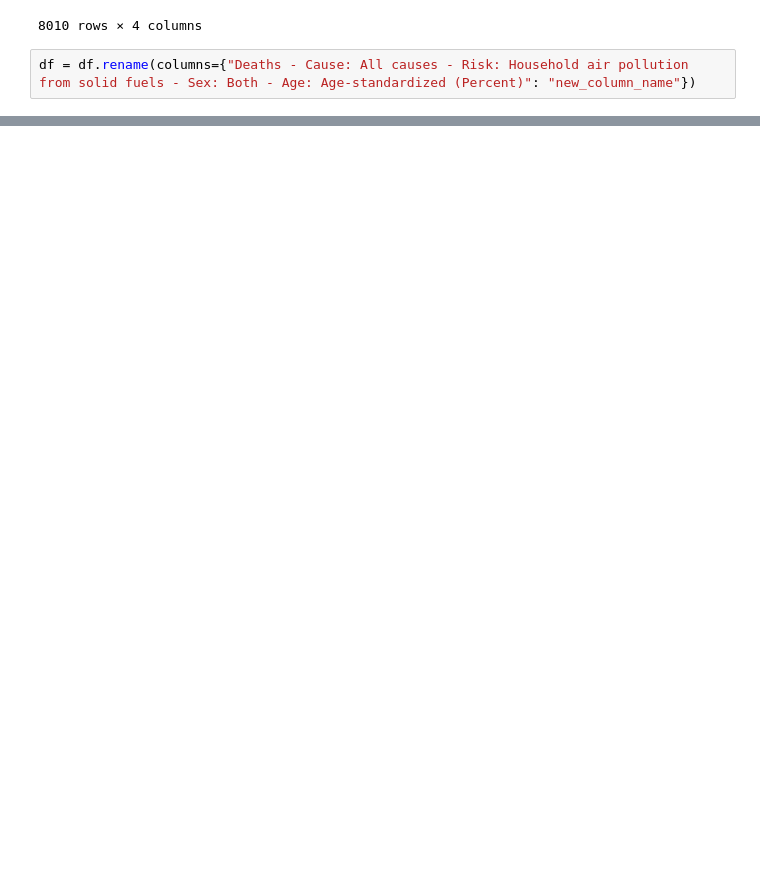
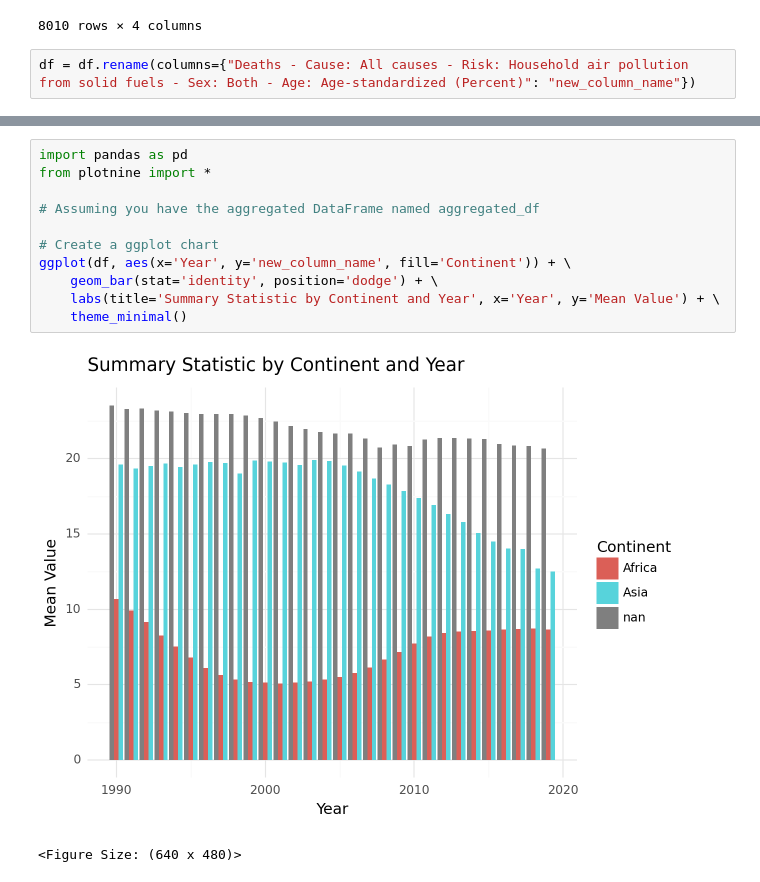
Before and after one commit to madhumsc/TidyTuesday, a Jupyter notebook: 2.ipynb, the cells around one changed output, grey strips where cells are left out. Drawn from its saved outputs; the diff is of its cells as text; blank space fills up the shorter version.

```diff
--- a/2.ipynb
+++ b/2.ipynb
@@ -40,0 +105,14 @@ df
+# %%
+import pandas as pd
+from plotnine import *
+
+# Assuming you have the aggregated DataFrame named aggregated_df
+
+# Create a ggplot chart
+ggplot(df, aes(x='Year', y='new_column_name', fill='Continent')) + \
+    geom_bar(stat='identity', position='dodge') + \
+    labs(title='Summary Statistic by Continent and Year', x='Year', y='Mean Value') + \
+    theme_minimal()
+# %% [output]
+[figure, added]
+<Figure Size: (640 x 480)>
```
Also changed, not shown: parts of 7 cells of this notebook, 2 other files.
